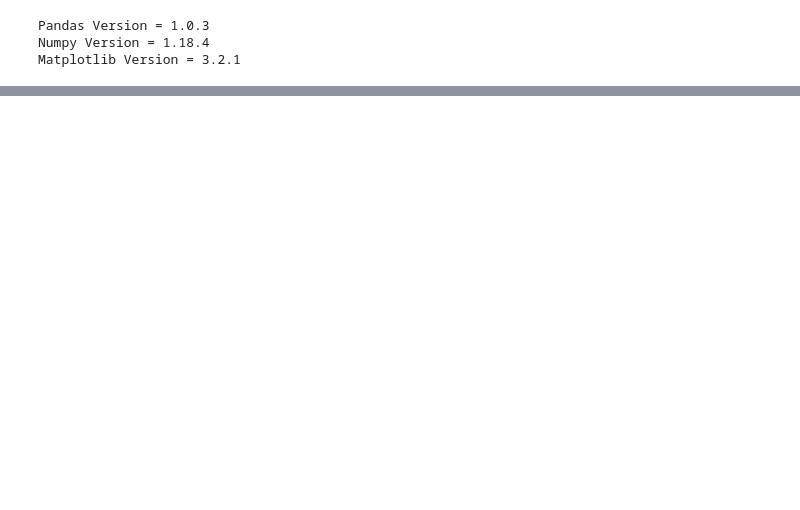
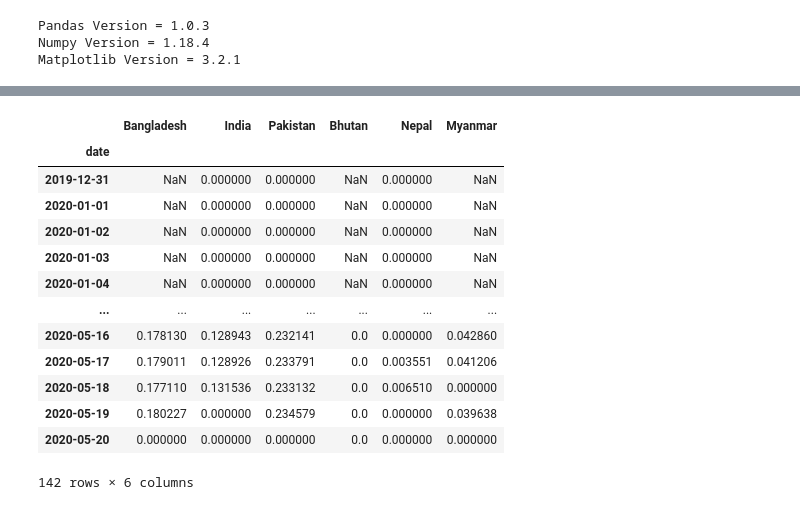
Before and after one commit to mashnoon1234/analyzing-covid19-data, a Jupyter notebook: covid19-data-analysis.ipynb, the cells around one changed output, grey strips where cells are left out. Drawn from its saved outputs; the diff is of its cells as text; code cells hidden in the pictures; blank space fills up the shorter version.

```diff
--- a/covid19-data-analysis.ipynb
+++ b/covid19-data-analysis.ipynb
@@ -23,5 +25,6 @@ I thank Edouard Mathieu and his fellow collaborators for this awesome work. They
 # %%
 data = pd.read_csv("https://covid.ourworldindata.org/data/owid-covid-data.csv")
+data["location"] = data["location"].apply(lambda x: x.capitalize())
 data.head()
 # %% [output]
 |  | iso_code | location | date | total_cases | new_cases | total_deaths | new_deaths | total_cases_per_million | ... |
@@ -194,0 +42,13 @@ data_plot_cases.plot()
+# %%
+countries_to_analyze = ["bangladesh", "india", "pakistan", "bhutan", "nepal", "myanmar"]
+countries_in_data = data["location"].unique()
+
+countries_to_analyze = [country.capitalize() for country in countries_to_analyze]
+
+for country in countries_to_analyze:
+    if(not(country in countries_in_data)):
+        print(country + " not in data, dropping...")
+        countries_to_analyze.remove(country)
+
+print("Countries being analyzed: ")
+display(countries_to_analyze)
@@ -194,0 +205,20 @@ data_plot_cases.plot()
+# %%
+data_plot_deaths = pd.concat([v["deaths_as_percentage_of_tests"]\
+                              .rename(k)\
+                              for k, v in dataframe_dictionary.items()], axis=1)
+data_plot_deaths
+# %% [output]
+|  | Bangladesh | India | Pakistan | Bhutan | Nepal | Myanmar |
+| date |  |  |  |  |  |  |
+| 2019-12-31 | NaN | 0.000000 | 0.000000 | NaN | 0.000000 | NaN |
+| 2020-01-01 | NaN | 0.000000 | 0.000000 | NaN | 0.000000 | NaN |
+| 2020-01-02 | NaN | 0.000000 | 0.000000 | NaN | 0.000000 | NaN |
+| 2020-01-03 | NaN | 0.000000 | 0.000000 | NaN | 0.000000 | NaN |
+| 2020-01-04 | NaN | 0.000000 | 0.000000 | NaN | 0.000000 | NaN |
+| ... | ... | ... | ... | ... | ... | ... |
+| 2020-05-16 | 0.178130 | 0.128943 | 0.232141 | 0.0 | 0.000000 | 0.042860 |
+| 2020-05-17 | 0.179011 | 0.128926 | 0.233791 | 0.0 | 0.003551 | 0.041206 |
+| 2020-05-18 | 0.177110 | 0.131536 | 0.233132 | 0.0 | 0.006510 | 0.000000 |
+| 2020-05-19 | 0.180227 | 0.000000 | 0.234579 | 0.0 | 0.000000 | 0.039638 |
+| 2020-05-20 | 0.000000 | 0.000000 | 0.000000 | 0.0 | 0.000000 | 0.000000 |
+142 rows × 6 columns
```
Also changed, not shown: parts of 30 cells of this notebook.
